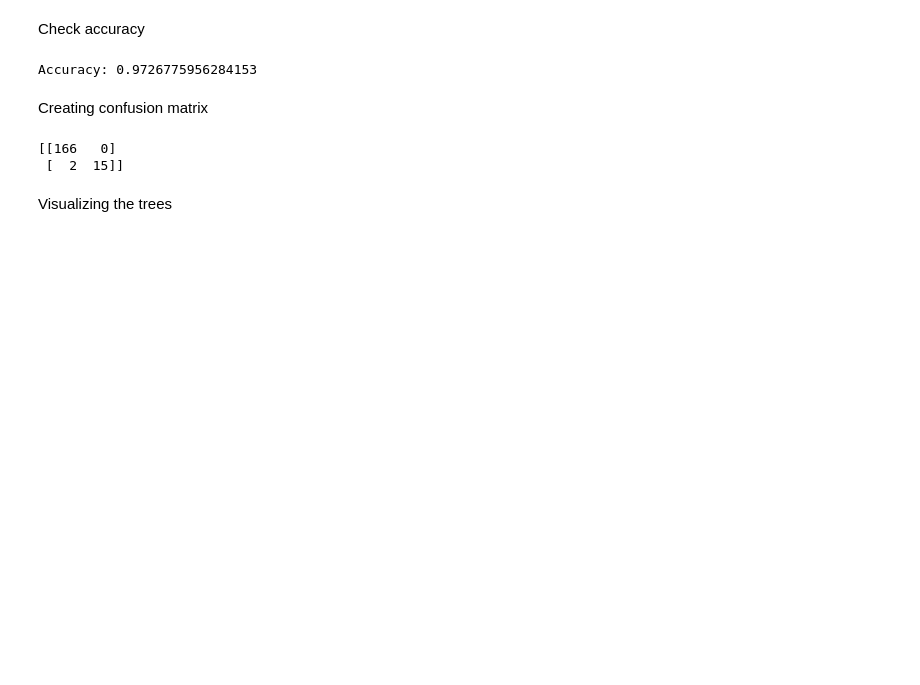
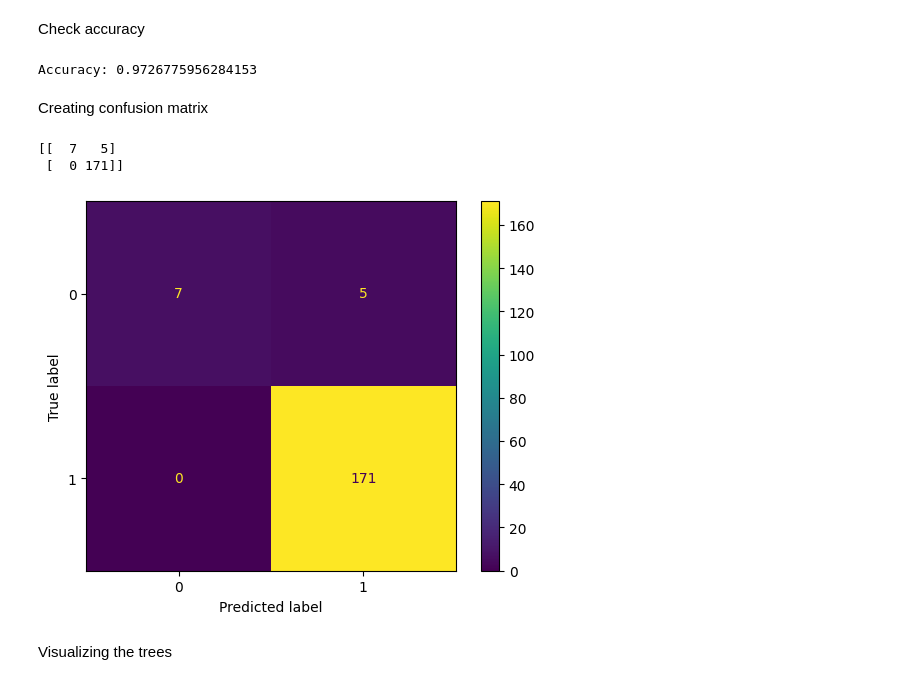
Before and after one commit to DavidCheung96/ForestFiresPrediction, a Jupyter notebook: ForestFiresprediction.ipynb, the cells around one changed output. Cells and saved outputs as stored; diff of their text form; code cells hidden in the pictures; blank space fills up the shorter version.

Commit message:
add confusion matrix in plot

```diff
--- a/ForestFiresprediction.ipynb
+++ b/ForestFiresprediction.ipynb
@@ -583,0 +623,2 @@ AttributeError: 'numpy.ndarray' object has no attribute 'columns'
+# %%
+y=y.astype('int')
@@ -603,8 +650,6 @@ dataList
  'November',
  'October',
  'September']
-# %%
-X = np.array(X)
 # %%
 from sklearn.model_selection import train_test_split
 # %%
@@ -616,8 +661,4 @@ from sklearn.ensemble import RandomForestClassifier
 from sklearn.metrics import accuracy_score, confusion_matrix, precision_score, recall_score, ConfusionMatrixDisplay
 # %%
 rf = RandomForestClassifier(n_estimators = 1000)
-# %%
-#Converting from string to int
-y_train=y_train.astype('int')
-y_test=y_test.astype('int')
 # %%
@@ -668,11 +689,15 @@ Creating confusion matrix
 # %%
 from sklearn.metrics import confusion_matrix
 
-conf_mat = confusion_matrix(y_test, predictions)
+conf_mat = confusion_matrix(y_test, predictions, labels=[1,0])
 print(conf_mat)
 # %% [output]
-[[166   0]
- [  2  15]]
+[[  7   5]
+ [  0 171]]
+# %%
+ConfusionMatrixDisplay(confusion_matrix=conf_mat).plot();
+# %% [output]
+[figure, added]
 # %% [markdown]
 Visualizing the trees
 # %%
```
Also changed, not shown: parts of 10 cells of this notebook.
